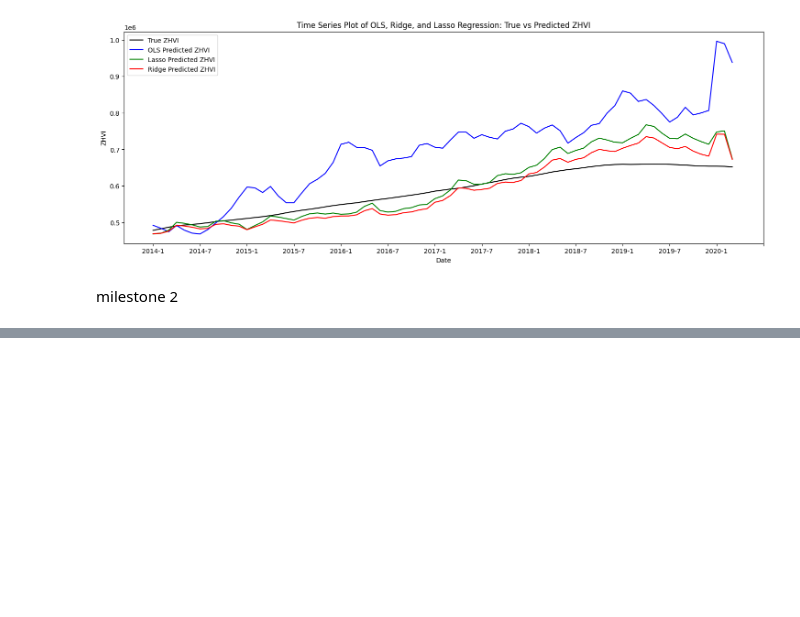
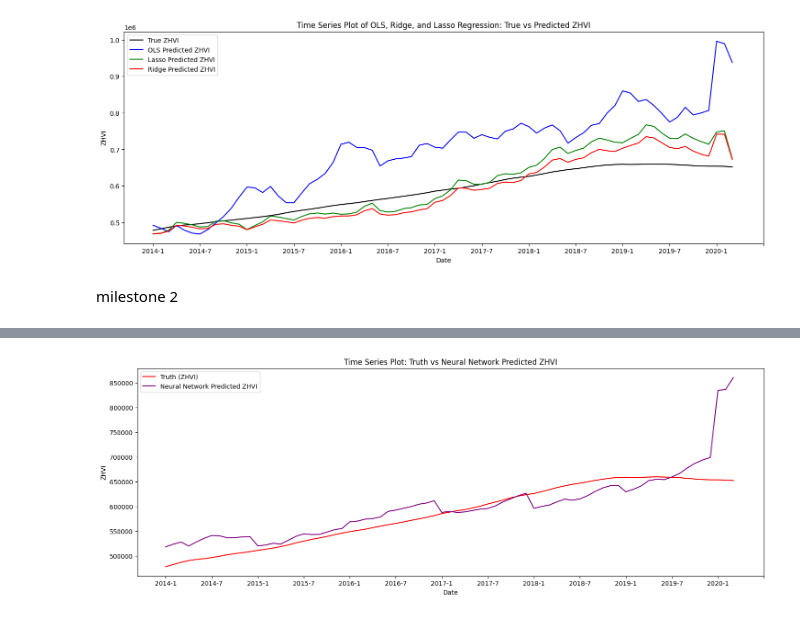
Before and after one commit to ngk324/DSCI441_Project_House_Price_Prediction, a Jupyter notebook: DSCI441_Project.ipynb, the cells around one changed output, grey strips where cells are left out. Drawn from its saved outputs; the diff is of its cells as text; code cells hidden in the pictures; blank space fills up the shorter version.

Commit message:
added a neural network model

```diff
--- a/DSCI441_Project.ipynb
+++ b/DSCI441_Project.ipynb
@@ -728,14 +733,14 @@ y_test = test['ZHVI']
 y_pred = test['Predicted_ZHVI']
 lasso_pred = test['Predicted_ZHVI']
 
-rmse = math.sqrt(mean_squared_error(y_test, y_pred))
-print(f"\n\nLasso Root Mean Squared Error (RMSE): {rmse}")
-mape = mean_absolute_percentage_error(y_test, y_pred)
-print("Lasso Mean Absolute Percentage Error (MAPE):", mape)
-MAE = mean_absolute_error(y_test, y_pred)
-print("Mean Absolute Error (MAE):", MAE)
-r2 = r2_score(y_pred,y_test)
-print(f"R-squared(R^2): {r2}")
+lasso_rmse = math.sqrt(mean_squared_error(y_test, y_pred))
+print(f"\n\nLasso Root Mean Squared Error (RMSE): {lasso_rmse}")
+lasso_mape = mean_absolute_percentage_error(y_test, y_pred)
+print("Lasso Mean Absolute Percentage Error (MAPE):", lasso_mape)
+lasso_MAE = mean_absolute_error(y_test, y_pred)
+print("Mean Absolute Error (MAE):", lasso_MAE)
+lasso_r2 = r2_score(y_pred,y_test)
+print(f"R-squared(R^2): {lasso_r2}")
 
 # Plot truth vs prediction
 plt.figure(figsize=(18, 6))
@@ -955,3 +960,68 @@ plt.show()
 [figure]
 # %% [markdown]
 milestone 2
+# %%
+from tensorflow.keras.models import Sequential
+from tensorflow.keras.layers import Dense, BatchNormalization, Dropout, Activation
+from tensorflow.keras.optimizers import Adam
+import random
+import tensorflow as tf
+import numpy as np
+
+# set seed for easy reproducibility of different configurations
+random.seed(158)
+
+
+# preprocess data
+scaler = StandardScaler()
+X_train_scaled = scaler.fit_transform(X_train)
+X_test_scaled = scaler.transform(X_test)
+
+# Build neural network
+model = Sequential([
+    Dense(128, activation='relu', input_shape=(X_train_scaled.shape[1],)),
+    Dropout(0.2),
+    Dense(64, activation='relu'),
+    Dropout(0.2),
+    Dense(32, activation='relu'),
+    Dropout(0.2),
+    Dense(1)
+])
+
+optimizer = Adam(learning_rate=0.001)
+model.compile(optimizer=optimizer, loss='mse', metrics=['mae'])
+
+# Train the model
+history = model.fit(
+    X_train_scaled, y_train,
+    epochs=100,
+    batch_size=32,
+    verbose=1
+)
+
+# Predictions
+nn_predictions = model.predict(X_test_scaled).flatten()
+test['NN_Predicted_ZHVI'] = nn_predictions
+
+# Model evaluation
+nn_rmse = math.sqrt(mean_squared_error(y_test, nn_predictions))
+print(f"Neural Network Root Mean Squared Error (RMSE): {nn_rmse}")
+nn_mape = mean_absolute_percentage_error(y_test, nn_predictions)
+print("Neural Network Mean Absolute Percentage Error (MAPE):", nn_mape)
+nn_mae = mean_absolute_error(y_test, nn_predictions)
+print("Neural Network Mean Absolute Error (MAE):", nn_mae)
+nn_r2 = r2_score(y_test, nn_predictions)
+print(f"Neural Network R-squared (R^2): {nn_r2}")
+
+# Plot truth vs prediction
+plt.figure(figsize=(18, 6))
+plt.plot(test['Year-Month'], test['ZHVI'], color='red', label='Truth (ZHVI)')
+plt.plot(test['Year-Month'], test['NN_Predicted_ZHVI'], color='purple', label='Neural Network Predicted ZHVI')
+plt.xlabel('Date')
+plt.ylabel('ZHVI')
+x_ticks = np.arange(0, 80, 6)
+plt.xticks(x_ticks)
+plt.title('Time Series Plot: Truth vs Neural Network Predicted ZHVI')
+plt.legend(loc='upper left')
+plt.show()
+# %% [output]
@@ -957,0 +1045 @@ milestone 2
+[figure, added]
```
Also changed, not shown: parts of 12 cells of this notebook, 1 other file.
